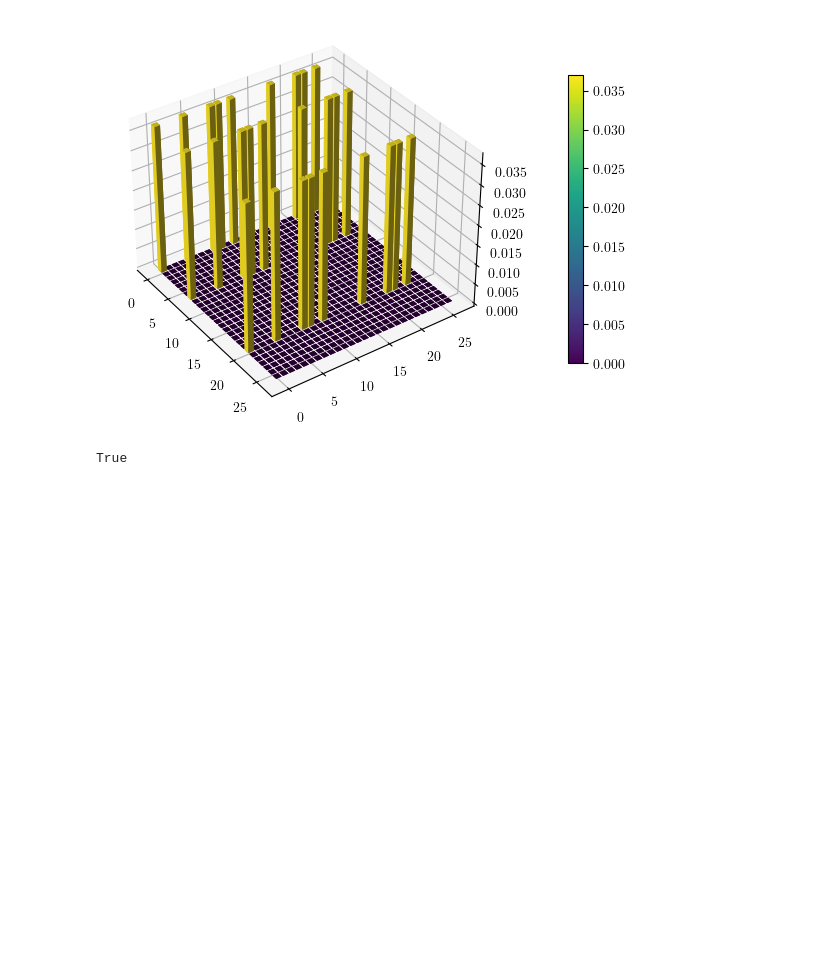
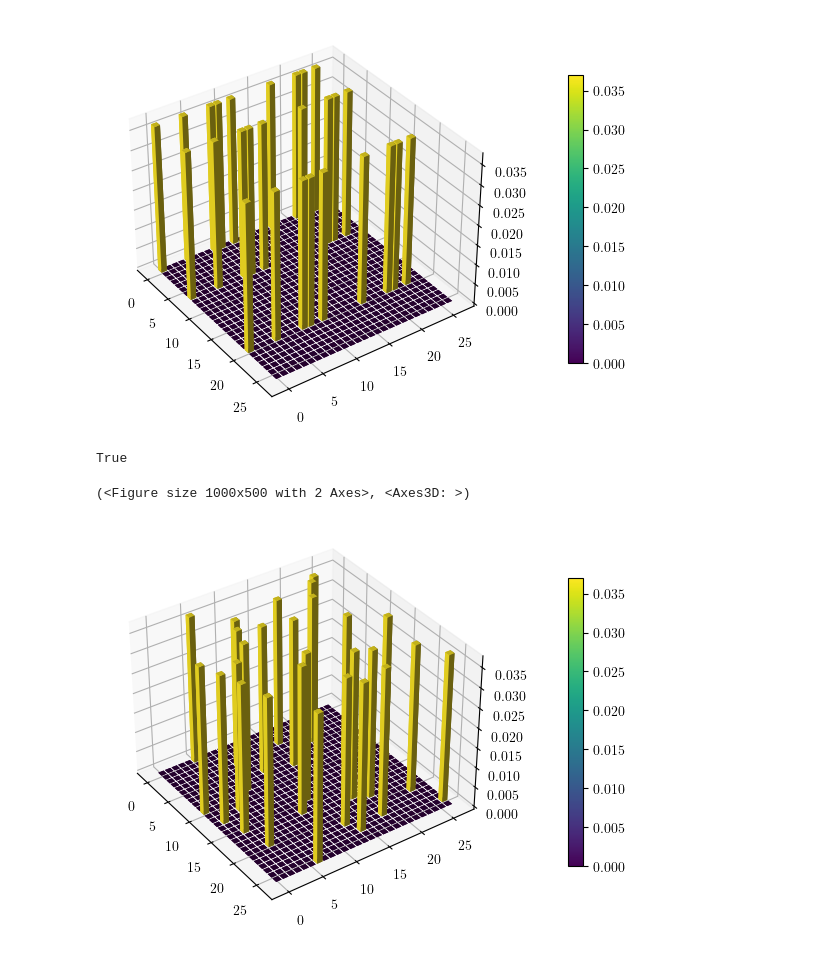
Before and after one commit to ernestocr/wigner, a Jupyter notebook: prog/Wigner_3_3.ipynb, the cells around one changed output. Drawn from its saved outputs; the diff is of its cells as text; code cells hidden in the pictures; blank space fills up the shorter version.

```diff
--- a/prog/Wigner_3_3.ipynb
+++ b/prog/Wigner_3_3.ipynb
@@ -234,3 +234,12 @@ s1 = kantor.npProj(mubs_albert[27*8:27*9,0])
 np.all(s1 == s1.conj().T)
 # %% [output]
 True
+# %%
+s = mubs[27*10:27*11,5]
+ww = wootters.WignerMatrix(wootters.npProj(s))
+wk = kantor.WignerMatrix(wootters.npProj(s))
+# %%
+wigner3d(ww)
+# %% [output]
+(<Figure size 1000x500 with 2 Axes>, <Axes3D: >)
+[figure, added]
```
Also changed, not shown: parts of 1 cell of this notebook, 5 other files.
